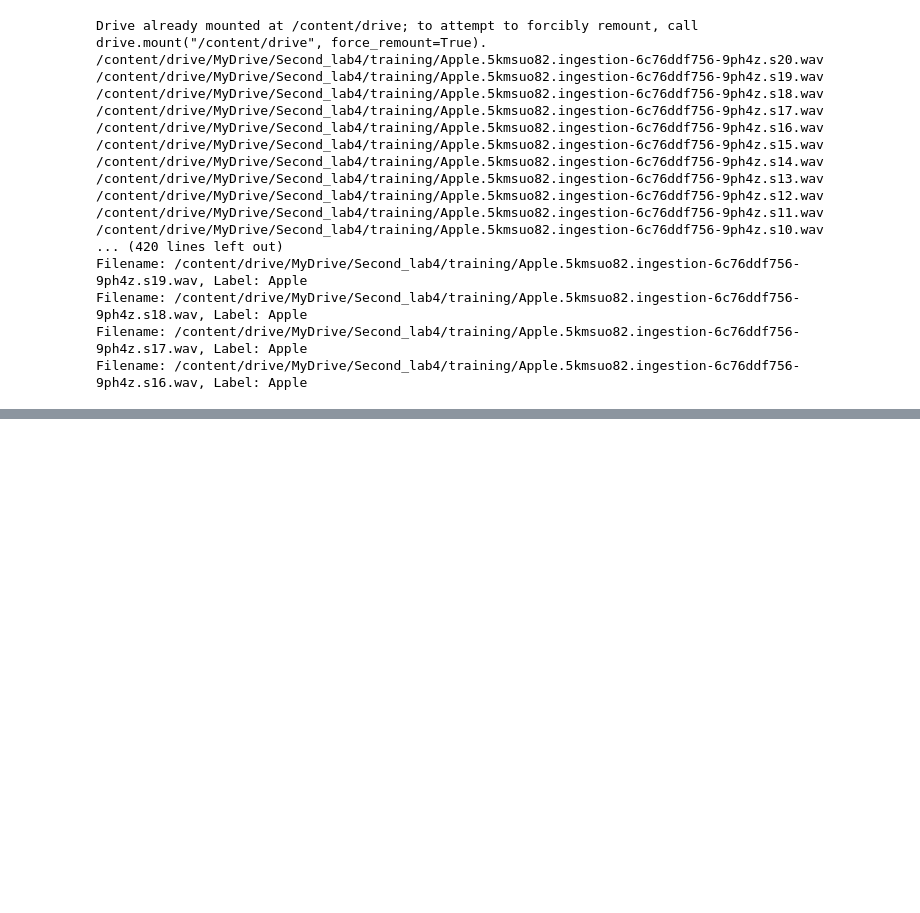
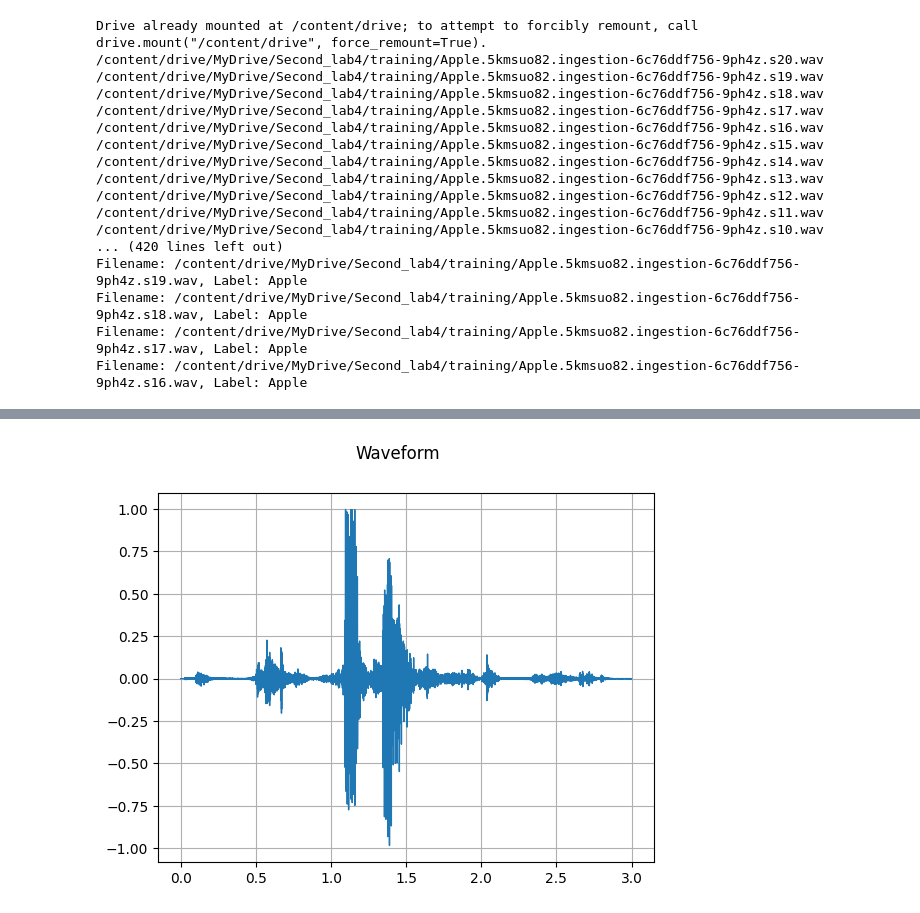
Before and after one commit to ifymifan/IOT-AI, a Jupyter notebook: second_lab4_Updated.ipynb, the cells around one changed output, grey strips where cells are left out. Drawn from its saved outputs; the diff is of its cells as text; code cells hidden in the pictures; blank space fills up the shorter version.

```diff
--- a/second_lab4_Updated.ipynb
+++ b/second_lab4_Updated.ipynb
@@ -66,0 +166,96 @@ Filename: /content/drive/MyDrive/Second_lab4/training/Apple.5kmsuo82.ingestion-6
+# %%
+!pip install torchaudio
+!pip install torch
+!pip install matplotlib
+
+# mount google drive on Colab
+from google.colab import drive
+drive.mount('/content/drive')
+
+import os
+import json
+import torchaudio
+import torch # import torch
+import matplotlib.pyplot as plt #Import matplotlib here
+
+## import data! - Training data
+
+# Set data paths
+data_root = '/content/drive/MyDrive/Second_lab4'
+training_folder = os.path.join(data_root, 'training')
+
+# Make sure the directory exists
+if not os.path.exists(training_folder):
+  print(f"Error: Directory not found: {training_folder}")
+else:
+  # Load info.labels file
+  with open(os.path.join(training_folder, 'info.labels'), 'r') as f:
+      label_data = json.load(f)
+
+  # Get filenames and labels
+  wav_files = []
+  labels = []
+  for file_info in label_data['files']:
+      # Construct the full file path using os.path.join
+      wav_file_path = os.path.join(training_folder, file_info['path'])
+      print(wav_file_path)
+      # Check if the file exists before adding it to the list
+      if os.path.exists(wav_file_path):
+          wav_files.append(wav_file_path)
+          labels.append(file_info['label']['label'])
+      else:
+          print(f"Warning: File not found: {wav_file_path}")
+          print(file_info['label']['label'])
+
+
+  # Load waveforms
+  waveforms = []
+  sample_rates = [] # We need to save the sample_rates
+  for wav_file in wav_files:
+      print(wav_file)
+      try:
+          waveform, sample_rate = torchaudio.load(wav_file)
+          waveforms.append(waveform)
+          sample_rates.append(sample_rate) #Append the rate
+      except Exception as e:
+          print(f"Warning: Could not load waveform from {wav_file}. Error: {e}")
+
+  # Define functions for stats and plotting
+  def print_stats(waveform, sample_rate, src=None): #We removed the duplicate function definition and updated this
+      """Prints waveform statistics."""
+      if src:
+        print("-" * 10)
+        print("Source:", src)
+        print("-" * 10)
+      if sample_rate:
+          print("Sample Rate:", sample_rate)
+      print("Shape:", tuple(waveform.shape))
+      print("Dtype:", waveform.dtype)
+      print(f"Min: {waveform.min().item()}, Max: {waveform.max().item()}")
+      print(f"Mean: {waveform.mean().item()}, Std: {waveform.std().item()}")
+      print()
+
+  def plot_waveform(waveform, sample_rate, title="Waveform"):
+      """Plots the waveform."""
+      waveform = waveform.numpy()
+
+      num_channels, num_frames = waveform.shape
+      time_axis = torch.arange(0, num_frames) / sample_rate #torch is being used so we needed to explicitly import it
+
+      figure, axes = plt.subplots(num_channels, 1)
+      if num_channels == 1:
+          axes = [axes]
+      for c in range(num_channels):
+          axes[c].plot(time_axis, waveform[c], linewidth=1)
+          axes[c].grid(True)
+          if num_channels > 1:
+              axes[c].set_ylabel(f'Channel {c+1}')
+      figure.suptitle(title)
+      plt.show(block=False)
+
+  #Print the first few filenames and labels to verify and show stats and plots
+  for i in range(min(5,len(wav_files))):
+      print(f"Filename: {wav_files[i]}, Label: {labels[i]}")
+      print_stats(waveforms[i], sample_rates[i]) #Now we need to pull the sample rate from the list we made
+      plot_waveform(waveforms[i], sample_rates[i]) #Now we need to pull the sample rate from the list we made
+# %% [output]
@@ -66,0 +279 @@ Filename: /content/drive/MyDrive/Second_lab4/training/Apple.5kmsuo82.ingestion-6
+[figure, added]
```
Also changed, not shown: parts of 3 cells of this notebook.
